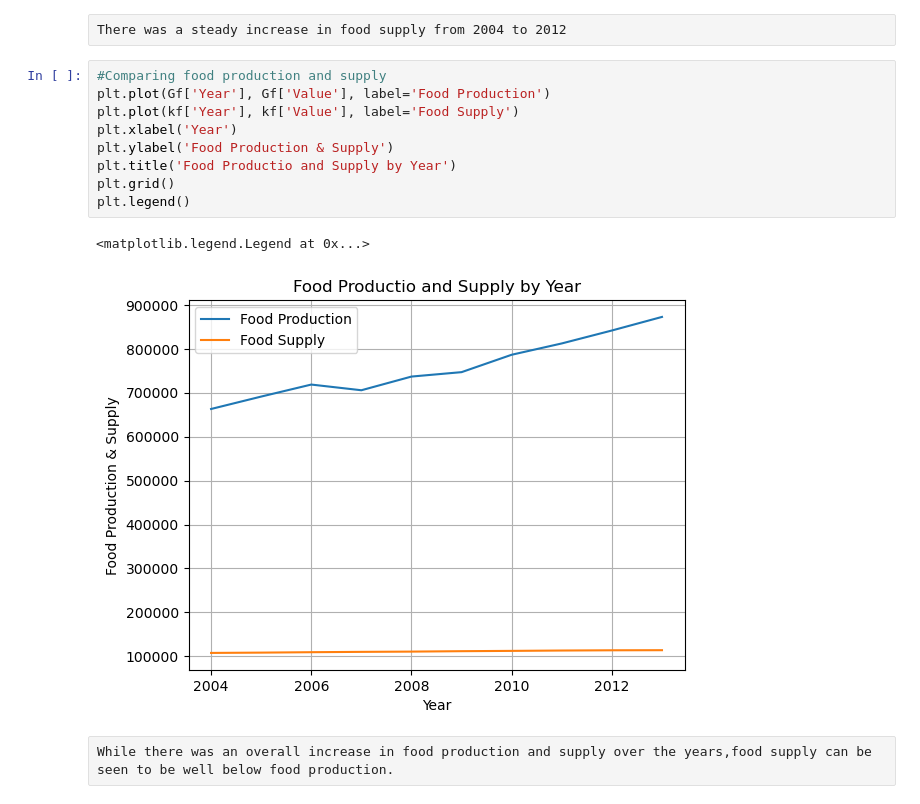
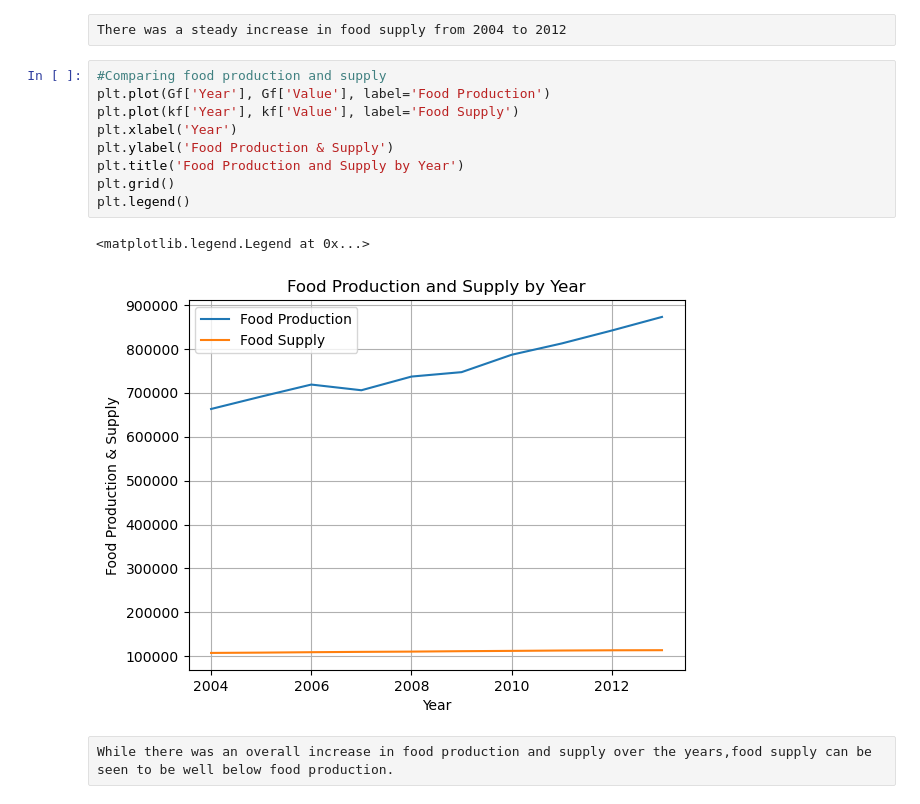
Before and after one commit to Makophils/Food-Production-Consumption-in-Africa-Project, a Jupyter notebook: Food Production & Supply Project in Africa.ipynb, the cells around one changed output. Saved outputs shown, nothing was run; the diff lists cells and outputs as text.

```diff
--- a/Food Production & Supply Project in Africa.ipynb
+++ b/Food Production & Supply Project in Africa.ipynb
@@ -191,14 +191,14 @@ There was a steady increase in food supply from 2004 to 2012
 # %%
 #Comparing food production and supply
 plt.plot(Gf['Year'], Gf['Value'], label='Food Production')
 plt.plot(kf['Year'], kf['Value'], label='Food Supply')
 plt.xlabel('Year')
 plt.ylabel('Food Production & Supply')
-plt.title('Food Productio and Supply by Year')
+plt.title('Food Production and Supply by Year')
 plt.grid()
 plt.legend()
 # %% [output]
 <matplotlib.legend.Legend at 0x...>
-[figure, old version]
+[figure, new version]
 # %% [raw]
 While there was an overall increase in food production and supply over the years,food supply can be seen to be well below food production.
```
Also changed, not shown: parts of 4 cells of this notebook.
